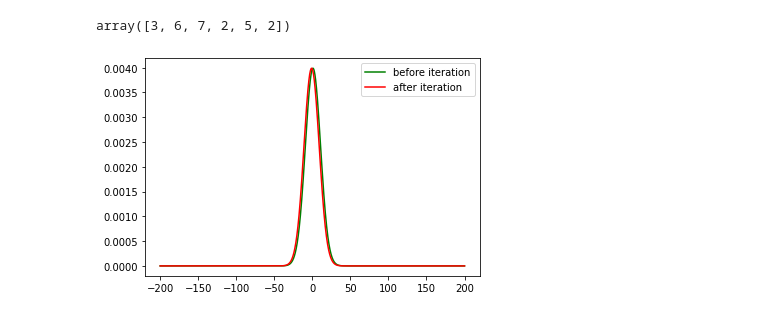
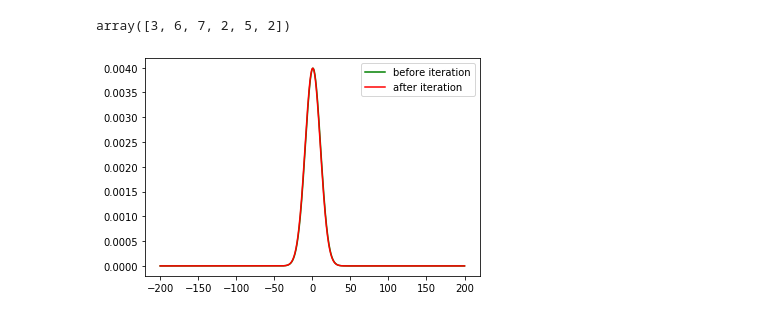
Before and after one commit to abhishek-jana/LDLC, a Jupyter notebook: decoderV4.ipynb, the cells around one changed output. Cells and saved outputs as stored; diff of their text form; code cells hidden in the pictures.

```diff
--- a/decoderV4.ipynb
+++ b/decoderV4.ipynb
@@ -38,7 +38,7 @@ w = np.random.normal(mu, sigma, x.shape)
 y = x + w
 
 # y is user input fingerprint
-x_input = np.arange(-200.0,200.1,0.1)
+x_input = np.linspace(-200.0,200.0,4001)
 # %%
 """
 check node --- Q ---> variable node
@@ -109,0 +119,5 @@ def init_message(x, mat):
+# %%
+nvnode,ncnode = H.shape
+cnode_message = np.zeros(shape = (ncnode,nvnode,len(x_input)))
+cnode_idx,cnode,_,_ = _ChkandVarNodes(H)
+(np.exp(-(((H[tuple([cnode,cnode_idx])].reshape(-1,1) - x_input)/sigma)**2)/2.))/(np.sqrt(2*np.pi*sigma**2))
@@ -309,10 +337,11 @@ class VariableNode(CheckNode):
         mid = cnode_message.shape[2]//2
         mid_input = len(self.x)//2
         start = mid - mid_input# start of slice
+        all_message = []
         for i,cid in enumerate(self.cnode_id):
             temp = np.prod(cnode_message[i][cid,:],axis=0)
             temp = temp[:,start:end]
-            self.vnode_message[i][cid,:] = temp
+            all_message.append(temp)
 
         return self.factor.transpose(1,0,2)*self.vnode_message
 # %%
@@ -410,6 +440,6 @@ b
 # %% [output]
 array([3, 6, 7, 2, 5, 2])
 # %%
-visualize(x_input,f_final[0][1],f_final[1][5])
+visualize(x_input,f_final[0][1],f_final[0][5])
 # %% [output]
-[figure, old version]
+[figure, new version]
```
Also changed, not shown: parts of 11 cells of this notebook.
